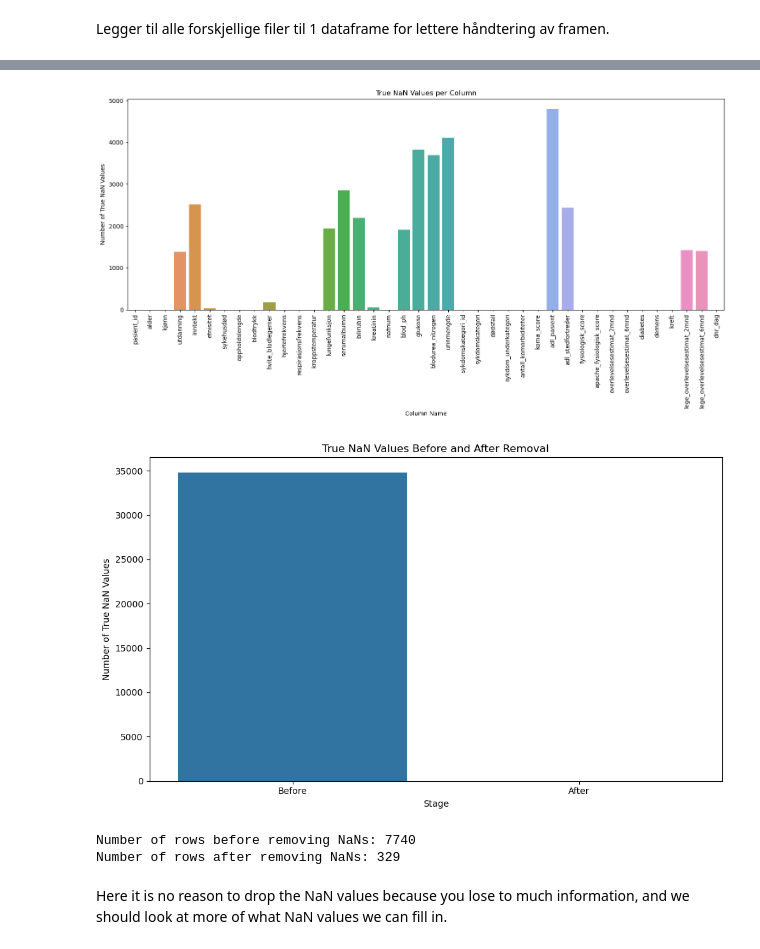
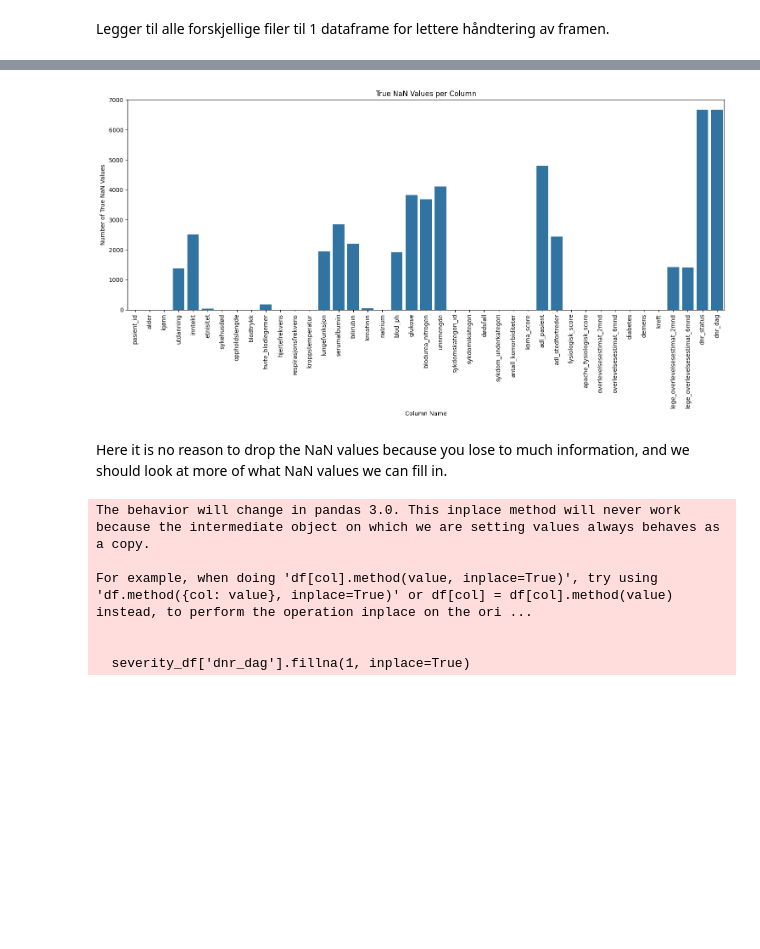
Before and after one commit to GeorgRis/INF161, a Jupyter notebook: Prosjekt/prosjekt.ipynb, the cells around one changed output, grey strips where cells are left out. Cells and saved outputs as stored; diff of their text form; code cells hidden in the pictures; blank space fills up the shorter version.

```diff
--- a/Prosjekt/prosjekt.ipynb
+++ b/Prosjekt/prosjekt.ipynb
@@ -23,16 +23,3 @@ severity_df.head(6)
 | 1 | BrY | COPD/CHF/Cirrhosis | [2, 3, 7, 8, 11, 13, 14, 19, 20, ... | [1, 1, 1, 1, 1, 1, 1, 1, 1, 0, 0,... | [Cirrhosis, Cirrhosis, CHF, CHF, ... | [2, 2, 1, 3, 1, 1, 0, 2, 1, 2, 2,... | ... |
 | 2 | ChE | Cancer | [4, 9, 10, 12, 16, 17, 21, 24, 27... | [1, 1, 1, 1, 1, 1, 1, 1, 1, 0, 1,... | [Lung Cancer, Lung Cancer, Colon ... | [2, 2, 0, 0, 1, 2, 0, 0, 0, 1, 1,... | ... |
 | 3 | DWw | Coma | [6, 162, 188, 250, 252, 262, 275,... | [1, 0, 1, 1, 1, 1, 1, 1, 1, 1, 1,... | [Coma, Coma, Coma, Coma, Coma, Co... | [1, 0, 0, 2, 1, 2, 1, 0, 0, 1, 1,... | ... |
-# %%
-import numpy as np
-# Changing the dnr for clear data
-severity_df = severity_df.drop('dnr_status', axis=1)
-
-# explode the lists. Making it a visiable and adjustable list for easy access
-severity_df = severity_df.explode(['pasient_id', 'dødsfall', 'sykdom_underkategori', 'antall_komorbiditeter',
-                                   'koma_score', 'adl_pasient', 'adl_stedfortreder', 'fysiologisk_score',
-                                   'apache_fysiologisk_score', 'overlevelsesestimat_2mnd', 'overlevelsesestimat_6mnd',
-                                   'diabetes', 'demens', 'kreft', 'lege_overlevelsesestimat_2mnd',
-                                   'lege_overlevelsesestimat_6mnd', 'dnr_dag'])
-
-severity_df['dnr_dag'].fillna(1, inplace=True)
@@ -45,0 +26,6 @@ For example, when doing 'df[col].method(value, inplace=True)', try using 'df.met
+# %%
+import numpy as np
+# explode the lists. Making it a visiable and adjustable list for easy access
+exp = [col for col in severity_df.columns if severity_df[col].apply(lambda x: isinstance(x, list)).any()]
+print(exp)
+severity_df = severity_df.explode(exp)
@@ -76,56 +64,32 @@ combined_df.head(50)
 # %%
 import pandas as pd
 import matplotlib.pyplot as plt
 import seaborn as sns
 
 def visualize_nan_values(df):
     fig, ax = plt.subplots(figsize=(15, 8))
 
     # Count true NaN values per column
     nan_counts = df.isnull().sum()
 
     # Count 'No' and 'None' values separately
     no_count = df.eq('no').sum()
     none_count = df.eq('None').sum()
 
     # Plot bar chart for total NaN counts
     sns.barplot(x=[col for col in nan_counts.index if col not in ['no', 'None']],
                 y=nan_counts.values, ax=ax)
     ax.set_title('True NaN Values per Column')
     ax.set_xlabel('Column Name')
     ax.set_ylabel('Number of True NaN Values')
     ax.tick_params(axis='x', rotation=90)
     plt.tight_layout()
     plt.show()
 
 # Visualize NaN values
 visualize_nan_values(combined_df)
-
-# Remove true NaN values
-df_cleaned = combined_df.dropna()
-
-# Visualize changes
-fig, ax = plt.subplots(figsize=(10, 6))
-
-# Plot bar chart showing reduction in true NaN counts
-true_nan_counts_before = combined_df.isnull().sum()[[col for col in combined_df.columns]]
-true_nan_counts_after = df_cleaned.isnull().sum()[[col for col in df_cleaned.columns]]
-
-sns.barplot(x=['Before', 'After'], y=[true_nan_counts_before.sum(), true_nan_counts_after.sum()], ax=ax)
-ax.set_title('True NaN Values Before and After Removal')
-ax.set_xlabel('Stage')
-ax.set_ylabel('Number of True NaN Values')
-
-plt.tight_layout()
-plt.show()
-
-print("\nNumber of rows before removing NaNs:", len(combined_df))
-print("Number of rows after removing NaNs:", len(df_cleaned))
 # %% [output]
-[figure, old version]
+[figure, new version]
-[figure, removed]
-Number of rows before removing NaNs: 7740
-Number of rows after removing NaNs: 329
 # %% [markdown]
 Here it is no reason to drop the NaN values because you lose to much information, and we should look at more of what NaN values we can fill in.
 # %%
@@ -139,6 +103,16 @@ inntekt_mapping = {
 
 # Apply the mapping to the 'inntekt' column
 combined_df['inntekt'] = combined_df['inntekt'].map(inntekt_mapping)
+# Changing the dnr for clear data
+severity_df = severity_df.drop('dnr_status', axis=1)
+severity_df['dnr_dag'].fillna(1, inplace=True)
+# %% [output]
+The behavior will change in pandas 3.0. This inplace method will never work because the intermediate object on which we are setting values always behaves as a copy.
+
+For example, when doing 'df[col].method(value, inplace=True)', try using 'df.method({col: value}, inplace=True)' or df[col] = df[col].method(value) instead, to perform the operation inplace on the ori ...
+
+
+  severity_df['dnr_dag'].fillna(1, inplace=True)
 # %%
 #combined_df['utdanning'] = combined_df['utdanning'].fillna(0) #Filling unknown education with 0
 # Fill NaN values in 'utdanning' column with the most frequent value
```
Also changed, not shown: parts of 14 cells of this notebook.
